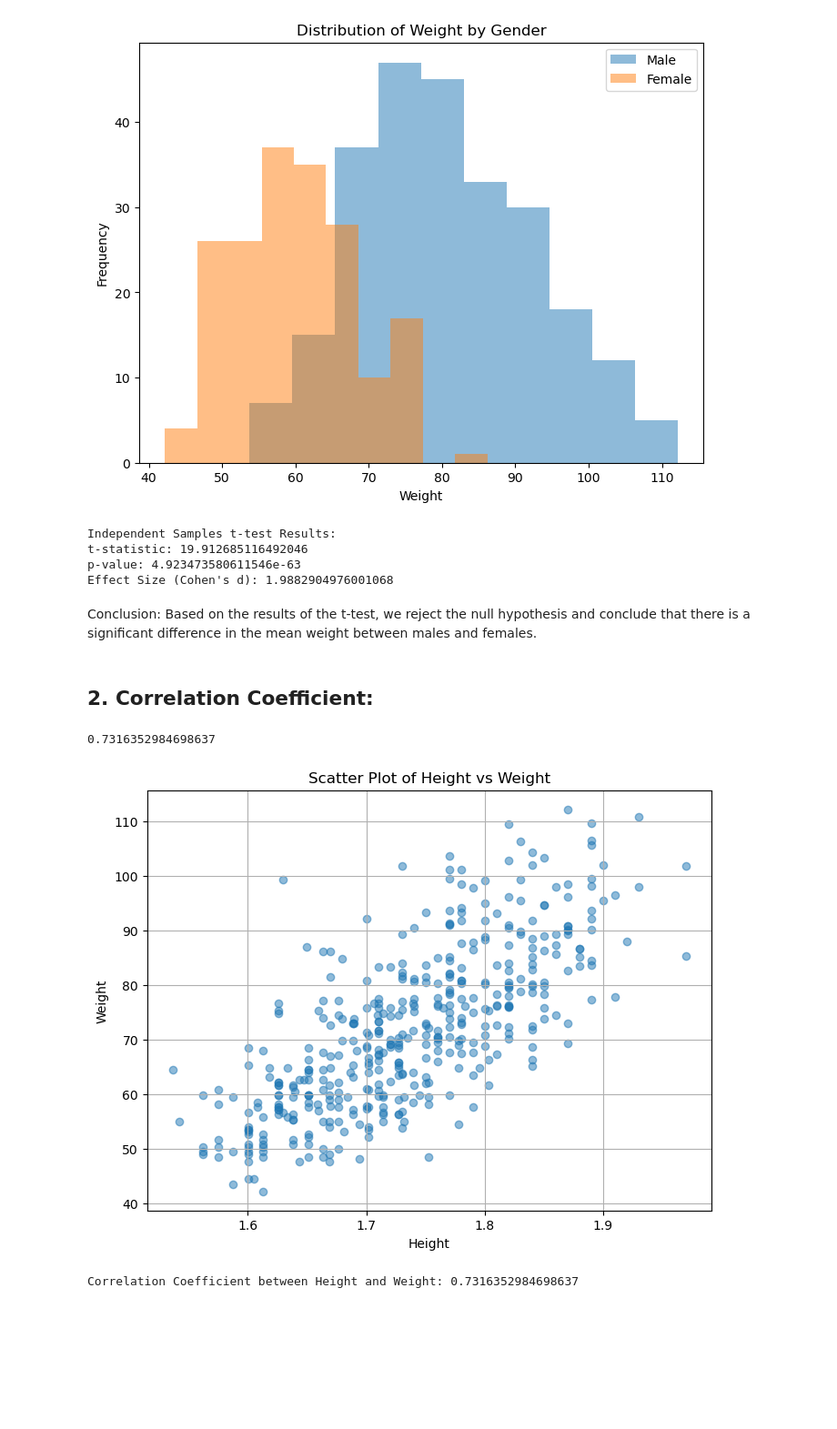
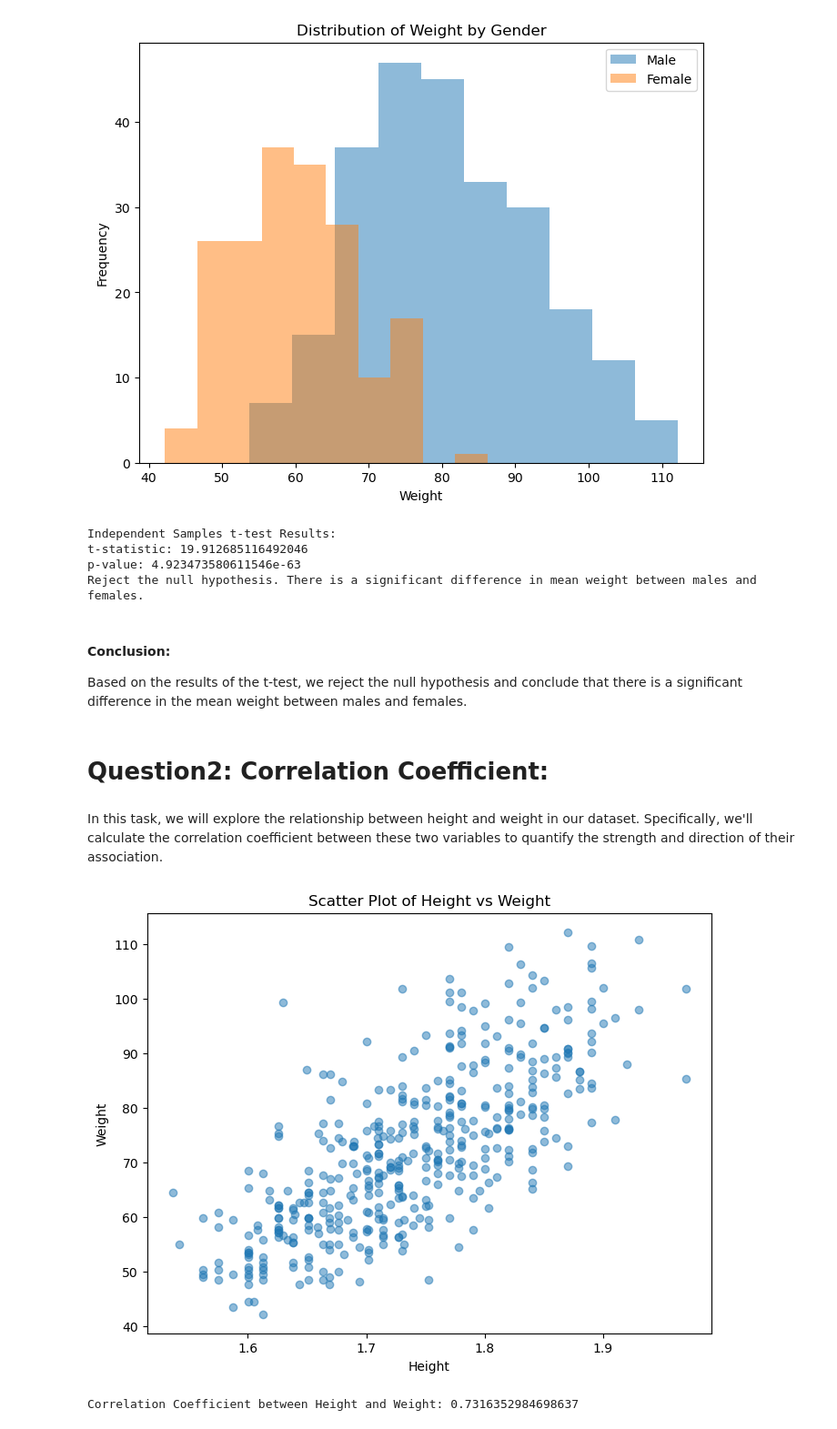
Before and after one commit to ARMAND-cod-eng/Statistical-Modeling, a Jupyter notebook: Statistical Modeling.ipynb, the cells around one changed output. Shown at 91% size. Drawn from its saved outputs; the diff is of its cells as text; code cells hidden in the pictures; blank space fills up the shorter version.

```diff
--- a/Statistical Modeling.ipynb
+++ b/Statistical Modeling.ipynb
@@ -266,35 +361,35 @@ plt.show()
 print('Independent Samples t-test Results:')
 print('t-statistic:', t_statistic)
 print('p-value:', p_value)
-print('Effect Size (Cohen\'s d):', effect_size)
+if p_value < 0.05:
+    print("Reject the null hypothesis. There is a significant difference in mean weight between males and females.")
+else:
+    print("Fail to reject the null hypothesis. There is no significant difference in mean weight between males and females.")
 # %% [output]
 Independent Samples t-test Results:
 t-statistic: 19.912685116492046
 p-value: 4.923473580611546e-63
-Effect Size (Cohen's d): 1.9882904976001068
+Reject the null hypothesis. There is a significant difference in mean weight between males and females.
 # %% [markdown]
-Conclusion: Based on the results of the t-test, we reject the null hypothesis and conclude that there is a significant difference in the mean weight between males and females.
+#### Conclusion:
+Based on the results of the t-test, we reject the null hypothesis and conclude that there is a significant difference in the mean weight between males and females.
 # %% [markdown]
-## 2. Correlation Coefficient:
+# Question2: Correlation Coefficient:
+# %% [markdown]
+In this task, we will explore the relationship between height and weight in our dataset. Specifically, we'll calculate the correlation coefficient between these two variables to quantify the strength and direction of their association.
 # %%
-
-# Step 2: Calculate the correlation coefficient
+# Calculate the correlation coefficient
 correlation_coefficient = df1['Height'].corr(df1['Weight'])
-correlation_coefficient
-# %% [output]
-0.7316352984698637
 # %%
-
-# Step 3: Visualize the relationship using a scatter plot
+# Visualize the relationship using a scatter plot
 plt.figure(figsize=(8, 6))
 plt.scatter(df1['Height'], df1['Weight'], alpha=0.5)
 plt.title('Scatter Plot of Height vs Weight')
 plt.xlabel('Height')
 plt.ylabel('Weight')
-plt.grid(True)
 plt.show()
 # %% [output]
-[figure, old version]
+[figure, new version]
 # %%
 # Step 4: Print the correlation coefficient
 print(f'Correlation Coefficient between Height and Weight: {correlation_coefficient}')
```
Also changed, not shown: parts of 86 cells of this notebook.
